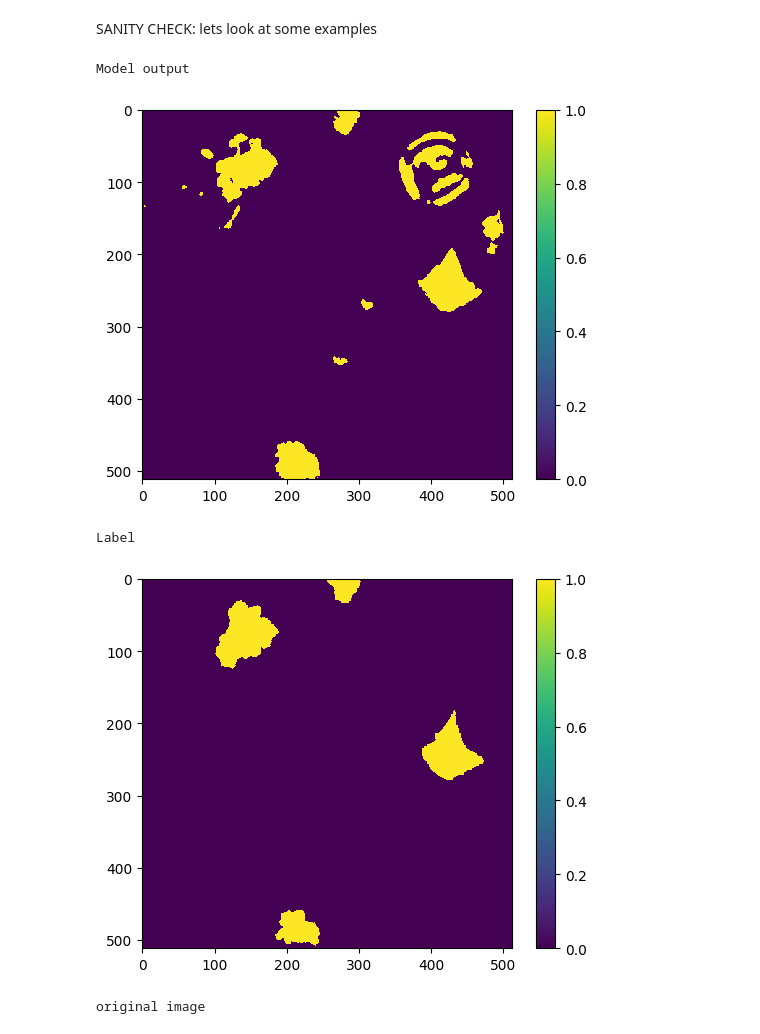
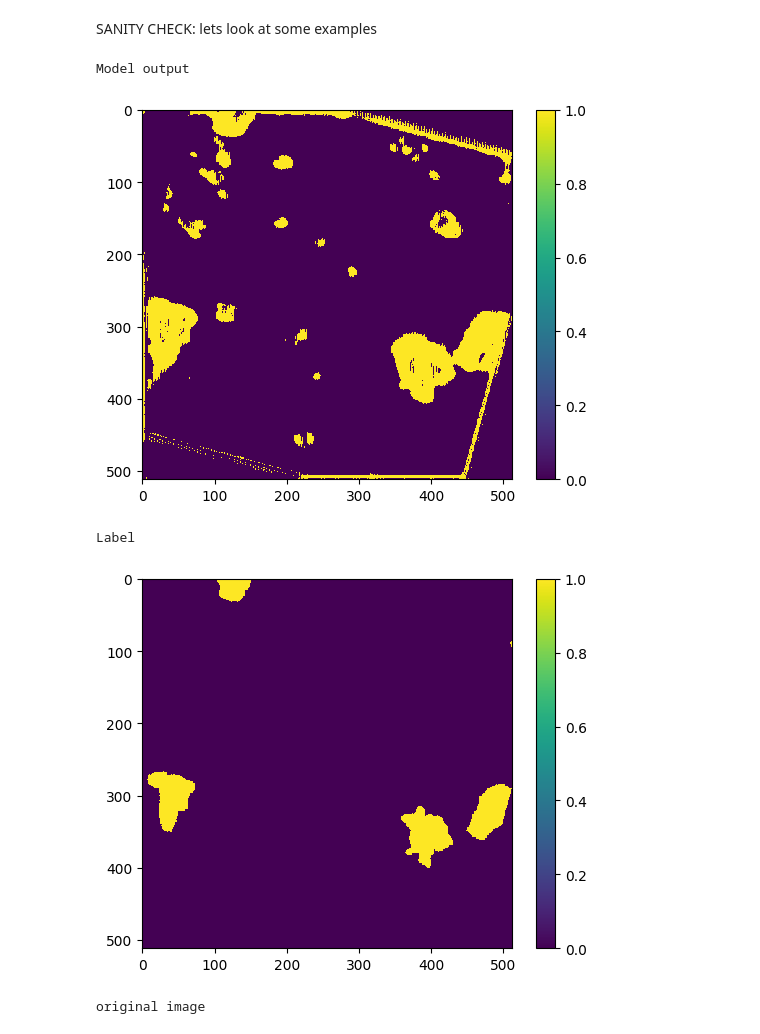
Before and after one commit to AntoniJanowski/CellTrackingU-Net, a Jupyter notebook: notebooks/Training_pipeline.ipynb, the cells around one changed output. Drawn from its saved outputs; the diff is of its cells as text; code cells hidden in the pictures.

```diff
--- a/notebooks/Training_pipeline.ipynb
+++ b/notebooks/Training_pipeline.ipynb
@@ -40,20 +40,22 @@ perform_data_augmentation_on_dataset(path_to_data_folder, dataset_name3, k)
 # %% [markdown]
 For training the multimodal model
 # %%
-image_folder_paths = convert_backslashes_to_forward_slashes(r"C:\Users\Komputer\Documents\Hackaton_heidelberg\CellTrackingU-Net\data\train\augmented_data_PhC\imgs")
-label_folder_paths = convert_backslashes_to_forward_slashes(r"C:\Users\Komputer\Documents\Hackaton_heidelberg\CellTrackingU-Net\data\train\augmented_data_PhC\labels")
+path_to_data_folder = convert_backslashes_to_forward_slashes(r'C:\Users\Dell\Documents\Dodatkowe_projekty\Zobaczmy_cell_tracking_unet\CTUN_moj\data')
+
+image_folder_paths = convert_backslashes_to_forward_slashes(path_to_data_folder + r"\PhC-C2DH-U373\augmented_images")
+label_folder_paths = convert_backslashes_to_forward_slashes(path_to_data_folder + r"\PhC-C2DH-U373\augmented_image_labels")
 
 image_paths_phc =  list_files_in_folder(image_folder_paths)
 label_paths_phc =  list_files_in_folder(label_folder_paths)
 
-image_folder_paths = convert_backslashes_to_forward_slashes(r"C:\Users\Komputer\Documents\Hackaton_heidelberg\CellTrackingU-Net\data\train\augmented_data_DIC\imgs")
-label_folder_paths = convert_backslashes_to_forward_slashes(r"C:\Users\Komputer\Documents\Hackaton_heidelberg\CellTrackingU-Net\data\train\augmented_data_DIC\labels")
+image_folder_paths = convert_backslashes_to_forward_slashes(path_to_data_folder + r"\DIC-C2DH-HeLa\augmented_images")
+label_folder_paths = convert_backslashes_to_forward_slashes(path_to_data_folder + r"\DIC-C2DH-HeLa\augmented_image_labels")
 
 image_paths_dic =  list_files_in_folder(image_folder_paths)
 label_paths_dic =  list_files_in_folder(label_folder_paths)
 
-image_folder_paths = convert_backslashes_to_forward_slashes(r"C:\Users\Komputer\Documents\Hackaton_heidelberg\CellTrackingU-Net\data\train\augmented_data_Flue_N2DL-HeLa\imgs")
-label_folder_paths = convert_backslashes_to_forward_slashes(r"C:\Users\Komputer\Documents\Hackaton_heidelberg\CellTrackingU-Net\data\train\augmented_data_Flue_N2DL-HeLa\labels")
+image_folder_paths = convert_backslashes_to_forward_slashes(path_to_data_folder + r"\Fluo-N2DL-HeLa\augmented_images")
+label_folder_paths = convert_backslashes_to_forward_slashes(path_to_data_folder + r"\Fluo-N2DL-HeLa\augmented_image_labels")
 
 image_paths_flo =  list_files_in_folder(image_folder_paths)
 label_paths_flo =  list_files_in_folder(label_folder_paths)
@@ -69,6 +71,16 @@ label_paths =  label_paths_phc + label_paths_dic + label_paths_flo
 # image_paths =  list_files_in_folder(image_folder_paths)
 # label_paths =  list_files_in_folder(label_folder_paths)
 
+def permute_together(list1, list2):
+    assert len(list1) == len(list2), "Lists have to have the same length"
+    indices = list(range(len(list1)))
+    random.shuffle(indices)
+    list1_permuted = [list1[i] for i in indices]
+    list2_permuted = [list2[i] for i in indices]
+    return list1_permuted, list2_permuted
+
+image_paths, label_paths = permute_together(image_paths, label_paths)
+
 validation_image_paths = image_paths[int(0.9 * len(image_paths)):]
 validation_label_paths = label_paths[int(0.9 * len(image_paths)):]
 
@@ -78,5 +90,7 @@ label_paths =  label_paths[:int(0.9 * len(label_paths))]
 train_dataset = TIF_dataset(image_paths, label_paths)
 val_dataset = TIF_dataset(validation_image_paths, validation_label_paths)
 
-train_dataloader = DataLoader(train_dataset, batch_size=20, shuffle=True)
-val_dataloader = DataLoader(val_dataset, batch_size=20, shuffle=False)
+batch_size = 20
+
+train_dataloader = DataLoader(train_dataset, batch_size=batch_size, shuffle=True, num_workers=3)
+val_dataloader = DataLoader(val_dataset, batch_size=batch_size, shuffle=False, num_workers=3)
@@ -85,10 +97,11 @@ ValueError: num_samples should be a positive integer value, but got num_samples=
 # %%
 #train with pytorch lightning
 
-sizes = [1, 8, 16, 32, 128, 256]
+# sizes = [1, 8, 16, 32, 128, 256]
+sizes = [1, 2, 4]
 lightning_model = UNet(sizes, kernel_size=7, padding = 3)
 
-trainer = pl.Trainer(max_epochs=10)
+trainer = pl.Trainer(max_epochs=1)
 
 trainer.fit(model = lightning_model, train_dataloaders=train_dataloader, val_dataloaders=val_dataloader)
 # %% [output]
@@ -163,26 +174,26 @@ torch.save(lightning_model, convert_backslashes_to_forward_slashes(r'C:\Users\Ko
 # %% [markdown]
 SANITY CHECK: lets look at some examples
 # %%
-device = torch.device('cuda')
+device = torch.device('cuda') if torch.cuda.is_available() else torch.device('cpu')
 
-data, label = val_dataset[63]
+data, label = val_dataset[4]
 data = data.to(device)
 label = label.to(device)
 
 
 lightning_model.eval()
 with torch.no_grad():
     output = lightning_model(data.cpu().unsqueeze(dim = 0))
     model_return_numpy = channel_comparison(output.cpu())
     print('Model output')
     plot_heatmap(model_return_numpy)
     print('Label')
     plot_heatmap(label.cpu().squeeze().numpy())
     print('original image')
     plot_heatmap(data.cpu().squeeze().numpy())
 # %% [output]
 Model output
-[figure, old version]
+[figure, new version]
 Label
-[figure, old version]
+[figure, new version]
 original image
```
Also changed, not shown: parts of 5 cells of this notebook, 2 other files.
